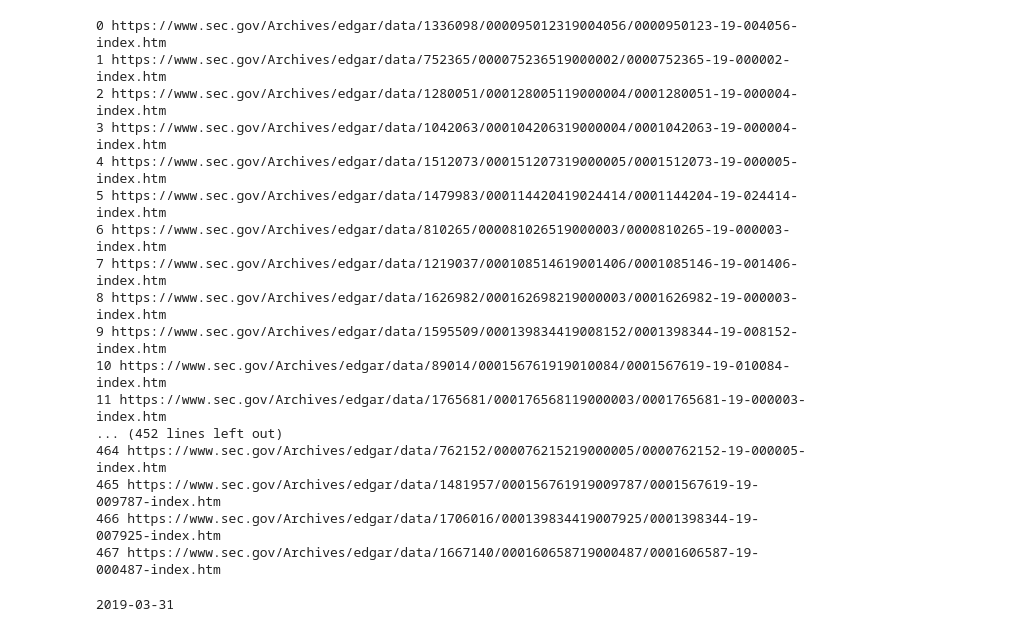
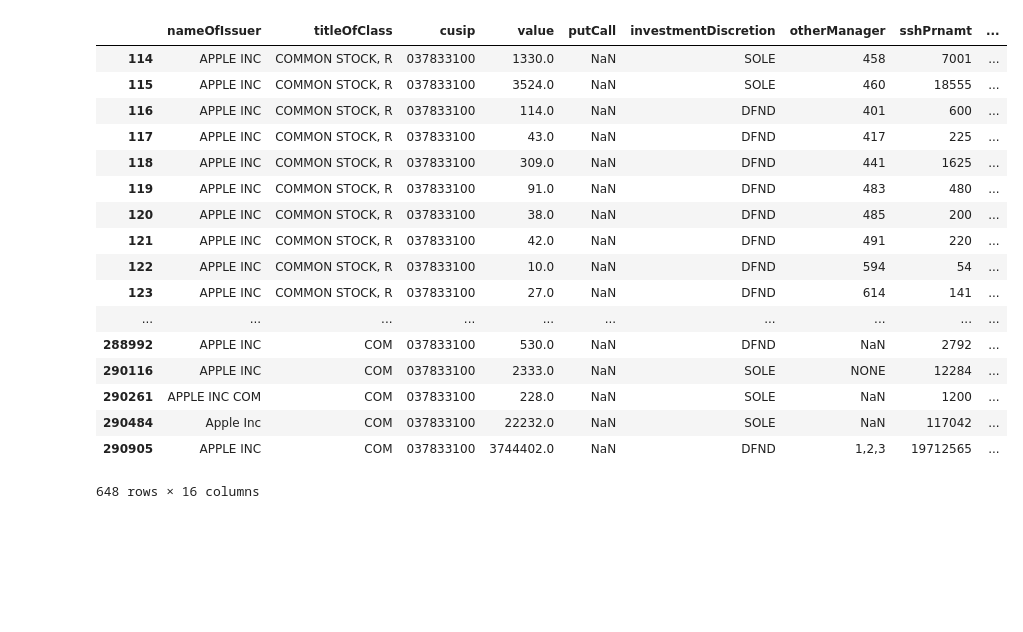
Before and after one commit to minsun-ss/13F, a Jupyter notebook: 13f.ipynb, the cells around one changed output. Saved outputs shown, nothing was run; the diff lists cells and outputs as text; code cells hidden in the pictures; blank space fills up the shorter version.

```diff
--- a/13f.ipynb
+++ b/13f.ipynb
@@ -84,35 +1,28 @@ def parse_link(entrylist, list_index):
-# %%
-#go through each and every company item and then dump into csv file
-for i in range(len(companylist)):
-    df = parse_link(companylist, i)
-    df.drop(columns=['shrsOrPrnAmt', 'votingAuthority'], inplace=True)
-
-    if os.path.isfile('test.csv'):
-        pass
-    else:
-        pd.DataFrame(df.columns).transpose().to_csv('test.csv', header=False, index=False, mode='a', sep='^')
-
-    df.to_csv('test.csv', header=False, index=False, mode='a', sep='^')
-# %% [output]
-0 https://www.sec.gov/Archives/edgar/data/1336098/000095012319004056/0000950123-19-004056-index.htm
-1 https://www.sec.gov/Archives/edgar/data/752365/000075236519000002/0000752365-19-000002-index.htm
-2 https://www.sec.gov/Archives/edgar/data/1280051/000128005119000004/0001280051-19-000004-index.htm
-3 https://www.sec.gov/Archives/edgar/data/1042063/000104206319000004/0001042063-19-000004-index.htm
-4 https://www.sec.gov/Archives/edgar/data/1512073/000151207319000005/0001512073-19-000005-index.htm
-5 https://www.sec.gov/Archives/edgar/data/1479983/000114420419024414/0001144204-19-024414-index.htm
-6 https://www.sec.gov/Archives/edgar/data/810265/000081026519000003/0000810265-19-000003-index.htm
-7 https://www.sec.gov/Archives/edgar/data/1219037/000108514619001406/0001085146-19-001406-index.htm
-8 https://www.sec.gov/Archives/edgar/data/1626982/000162698219000003/0001626982-19-000003-index.htm
-9 https://www.sec.gov/Archives/edgar/data/1595509/000139834419008152/0001398344-19-008152-index.htm
-10 https://www.sec.gov/Archives/edgar/data/89014/000156761919010084/0001567619-19-010084-index.htm
-11 https://www.sec.gov/Archives/edgar/data/1765681/000176568119000003/0001765681-19-000003-index.htm
-... (452 lines left out)
-464 https://www.sec.gov/Archives/edgar/data/762152/000076215219000005/0000762152-19-000005-index.htm
-465 https://www.sec.gov/Archives/edgar/data/1481957/000156761919009787/0001567619-19-009787-index.htm
-466 https://www.sec.gov/Archives/edgar/data/1706016/000139834419007925/0001398344-19-007925-index.htm
-467 https://www.sec.gov/Archives/edgar/data/1667140/000160658719000487/0001606587-19-000487-index.htm
-# %%
-
-print(reportDate)
-# %% [output]
-2019-03-31
+# %%
+import pandas as pd
+import numpy as np
+
+df = pd.read_csv('20190510.csv', sep='^')
+totalsMillions = df.groupby('companyName')['value'].sum()/1000
+totalsMillions.sort_values(ascending=False)
+df.groupby('cusip')['cusip'].count().sort_values(ascending=False)
+df[df.cusip == '037833100']
+# %% [output]
+|  | nameOfIssuer | titleOfClass | cusip | value | putCall | investmentDiscretion | otherManager | sshPrnamt | ... |
+| 114 | APPLE INC | COMMON STOCK, R | 037833100 | 1330.0 | NaN | SOLE | 458 | 7001 | ... |
+| 115 | APPLE INC | COMMON STOCK, R | 037833100 | 3524.0 | NaN | SOLE | 460 | 18555 | ... |
+| 116 | APPLE INC | COMMON STOCK, R | 037833100 | 114.0 | NaN | DFND | 401 | 600 | ... |
+| 117 | APPLE INC | COMMON STOCK, R | 037833100 | 43.0 | NaN | DFND | 417 | 225 | ... |
+| 118 | APPLE INC | COMMON STOCK, R | 037833100 | 309.0 | NaN | DFND | 441 | 1625 | ... |
+| 119 | APPLE INC | COMMON STOCK, R | 037833100 | 91.0 | NaN | DFND | 483 | 480 | ... |
+| 120 | APPLE INC | COMMON STOCK, R | 037833100 | 38.0 | NaN | DFND | 485 | 200 | ... |
+| 121 | APPLE INC | COMMON STOCK, R | 037833100 | 42.0 | NaN | DFND | 491 | 220 | ... |
+| 122 | APPLE INC | COMMON STOCK, R | 037833100 | 10.0 | NaN | DFND | 594 | 54 | ... |
+| 123 | APPLE INC | COMMON STOCK, R | 037833100 | 27.0 | NaN | DFND | 614 | 141 | ... |
+| ... | ... | ... | ... | ... | ... | ... | ... | ... | ... |
+| 288992 | APPLE INC | COM | 037833100 | 530.0 | NaN | DFND | NaN | 2792 | ... |
+| 290116 | APPLE INC | COM | 037833100 | 2333.0 | NaN | SOLE | NONE | 12284 | ... |
+| 290261 | APPLE INC COM | COM | 037833100 | 228.0 | NaN | SOLE | NaN | 1200 | ... |
+| 290484 | Apple Inc | COM | 037833100 | 22232.0 | NaN | SOLE | NaN | 117042 | ... |
+| 290905 | APPLE INC | COM | 037833100 | 3744402.0 | NaN | DFND | 1,2,3 | 19712565 | ... |
+648 rows × 16 columns
```
Also changed, not shown: parts of 2 cells of this notebook, 2 other files.
